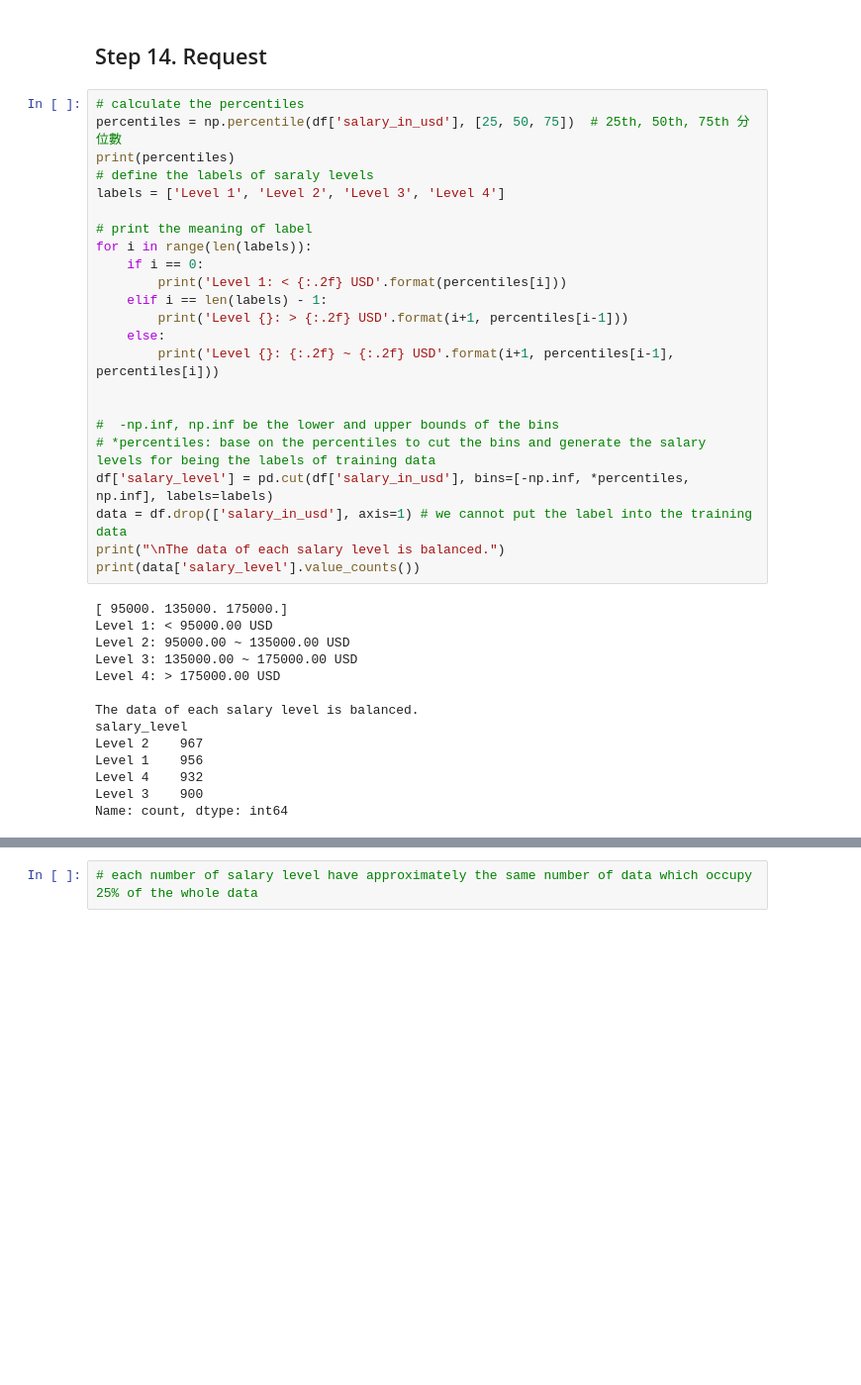
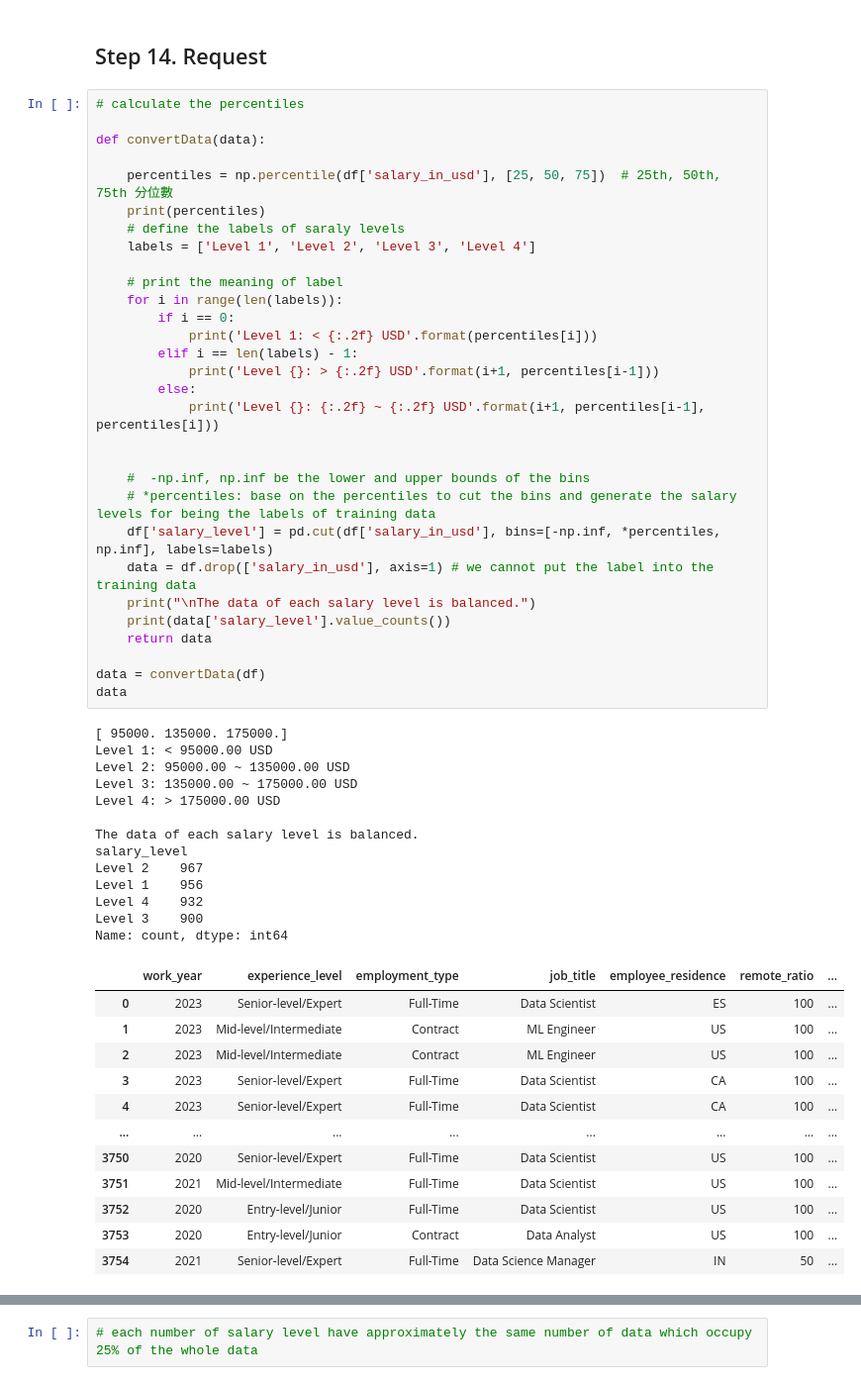
Before and after one commit to ShannonHung/ITPM, a Jupyter notebook: Code/Predict_Salary_level.ipynb, the cells around one changed output, grey strips where cells are left out. Shown at 99% size. Saved outputs shown, nothing was run; the diff lists cells and outputs as text; blank space fills up the shorter version.

```diff
--- a/Code/Predict_Salary_level.ipynb
+++ b/Code/Predict_Salary_level.ipynb
@@ -84,38 +111,57 @@ dtype: object
 ## Step 14. Request
 # %%
 # calculate the percentiles
-percentiles = np.percentile(df['salary_in_usd'], [25, 50, 75])  # 25th, 50th, 75th 分位數
-print(percentiles)
-# define the labels of saraly levels
-labels = ['Level 1', 'Level 2', 'Level 3', 'Level 4']
 
-# print the meaning of label
-for i in range(len(labels)):
-    if i == 0:
-        print('Level 1: < {:.2f} USD'.format(percentiles[i]))
-    elif i == len(labels) - 1:
-        print('Level {}: > {:.2f} USD'.format(i+1, percentiles[i-1]))
-    else:
-        print('Level {}: {:.2f} ~ {:.2f} USD'.format(i+1, percentiles[i-1], percentiles[i]))
+def convertData(data):
+
+    percentiles = np.percentile(df['salary_in_usd'], [25, 50, 75])  # 25th, 50th, 75th 分位數
+    print(percentiles)
+    # define the labels of saraly levels
+    labels = ['Level 1', 'Level 2', 'Level 3', 'Level 4']
+
+    # print the meaning of label
+    for i in range(len(labels)):
+        if i == 0:
+            print('Level 1: < {:.2f} USD'.format(percentiles[i]))
+        elif i == len(labels) - 1:
+            print('Level {}: > {:.2f} USD'.format(i+1, percentiles[i-1]))
+        else:
+            print('Level {}: {:.2f} ~ {:.2f} USD'.format(i+1, percentiles[i-1], percentiles[i]))
 
 
-#  -np.inf, np.inf be the lower and upper bounds of the bins
-# *percentiles: base on the percentiles to cut the bins and generate the salary levels for being the labels of training data
-df['salary_level'] = pd.cut(df['salary_in_usd'], bins=[-np.inf, *percentiles, np.inf], labels=labels)
-data = df.drop(['salary_in_usd'], axis=1) # we cannot put the label into the training data
-print("\nThe data of each salary level is balanced.")
-print(data['salary_level'].value_counts())
+    #  -np.inf, np.inf be the lower and upper bounds of the bins
+    # *percentiles: base on the percentiles to cut the bins and generate the salary levels for being the labels of training data
+    df['salary_level'] = pd.cut(df['salary_in_usd'], bins=[-np.inf, *percentiles, np.inf], labels=labels)
+    data = df.drop(['salary_in_usd'], axis=1) # we cannot put the label into the training data
+    print("\nThe data of each salary level is balanced.")
+    print(data['salary_level'].value_counts())
+    return data
+
+data = convertData(df)
+data
 # %% [output]
 [ 95000. 135000. 175000.]
 Level 1: < 95000.00 USD
 Level 2: 95000.00 ~ 135000.00 USD
 Level 3: 135000.00 ~ 175000.00 USD
 Level 4: > 175000.00 USD
 
 The data of each salary level is balanced.
 salary_level
 Level 2    967
 Level 1    956
 Level 4    932
 Level 3    900
 Name: count, dtype: int64
+|  | work_year | experience_level | employment_type | job_title | employee_residence | remote_ratio | ... |
+| 0 | 2023 | Senior-level/Expert | Full-Time | Data Scientist | ES | 100 | ... |
+| 1 | 2023 | Mid-level/Intermediate | Contract | ML Engineer | US | 100 | ... |
+| 2 | 2023 | Mid-level/Intermediate | Contract | ML Engineer | US | 100 | ... |
+| 3 | 2023 | Senior-level/Expert | Full-Time | Data Scientist | CA | 100 | ... |
+| 4 | 2023 | Senior-level/Expert | Full-Time | Data Scientist | CA | 100 | ... |
+| ... | ... | ... | ... | ... | ... | ... | ... |
+| 3750 | 2020 | Senior-level/Expert | Full-Time | Data Scientist | US | 100 | ... |
+| 3751 | 2021 | Mid-level/Intermediate | Full-Time | Data Scientist | US | 100 | ... |
+| 3752 | 2020 | Entry-level/Junior | Full-Time | Data Scientist | US | 100 | ... |
+| 3753 | 2020 | Entry-level/Junior | Contract | Data Analyst | US | 100 | ... |
+| 3754 | 2021 | Senior-level/Expert | Full-Time | Data Science Manager | IN | 50 | ... |
```
Also changed, not shown: parts of 18 cells of this notebook, 2 other files.
